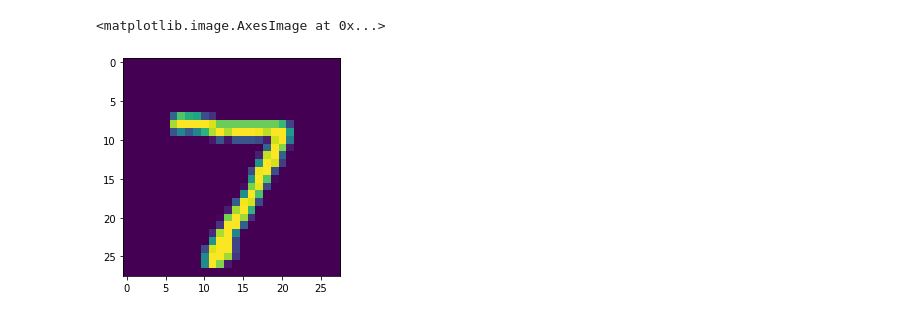
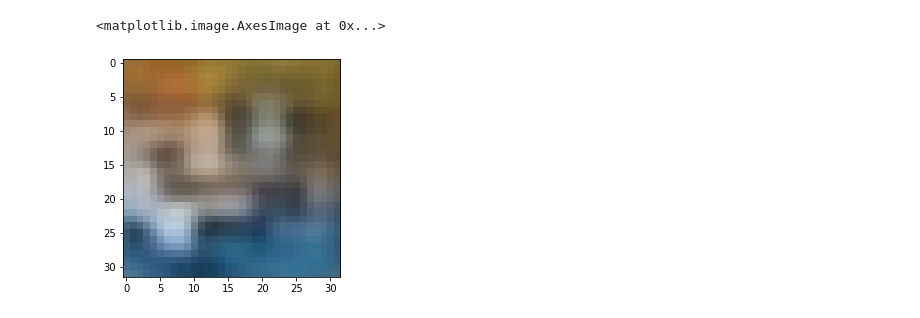
Before and after one commit to ciCciC/ConvAENN, a Jupyter notebook: notebooks/v1.ipynb, the cells around one changed output. Saved outputs shown, nothing was run; the diff lists cells and outputs as text; code cells hidden in the pictures.

```diff
--- a/notebooks/v1.ipynb
+++ b/notebooks/v1.ipynb
@@ -71,0 +64,2 @@ autoencoder.compile(optimizer_adam, loss='mse')
+# %%
+(x_train, _), (x_test, _) = cifar10.load_data()
@@ -96,0 +80,9 @@ plt.imshow(example[0].reshape((8,8)))
+# %%
+# terminal command: tensorboard --logdir=./data/autoencoder
+
+autoencoder.fit(x_train, x_train,
+                epochs=100,
+                batch_size=128,
+                shuffle=True,
+                validation_data=(x_test, x_test),
+                callbacks=[TensorBoard(log_dir='../data/autoencoder')])
@@ -96,0 +110,9 @@ plt.imshow(example[0].reshape((8,8)))
+# %%
+# terminal command: tensorboard --logdir=./data/autoencoder
+
+autoencoder.fit(x_train, x_train,
+                epochs=600,
+                batch_size=128,
+                shuffle=True,
+                validation_data=(x_test, x_test),
+                callbacks=[TensorBoard(log_dir='../data/autoencoder')])
@@ -96,0 +144,20 @@ plt.imshow(example[0].reshape((8,8)))
+# %%
+decoded_imgs = autoencoder.predict(x_test)
+
+n = 10
+plt.figure(figsize=(20, 4))
+for i in range(1, n + 1):
+    # Display original
+    ax = plt.subplot(2, n, i)
+    plt.imshow(x_test[i].reshape(32, 32, 3))
+    plt.gray()
+    ax.get_xaxis().set_visible(False)
+    ax.get_yaxis().set_visible(False)
+
+    # Display reconstruction
+    ax = plt.subplot(2, n, i + n)
+    plt.imshow(decoded_imgs[i].reshape(32, 32, 3))
+    plt.gray()
+    ax.get_xaxis().set_visible(False)
+    ax.get_yaxis().set_visible(False)
+plt.show()
@@ -97,5 +210,5 @@ plt.imshow(example[0].reshape((8,8)))
 # %%
-plt.imshow(x_test[0])
+plt.imshow(decoded_imgs[0].reshape(32, 32, 3))
 # %% [output]
 <matplotlib.image.AxesImage at 0x...>
-[figure, old version]
+[figure, new version]
```
Also changed, not shown: parts of 37 cells of this notebook, 5 other files.
